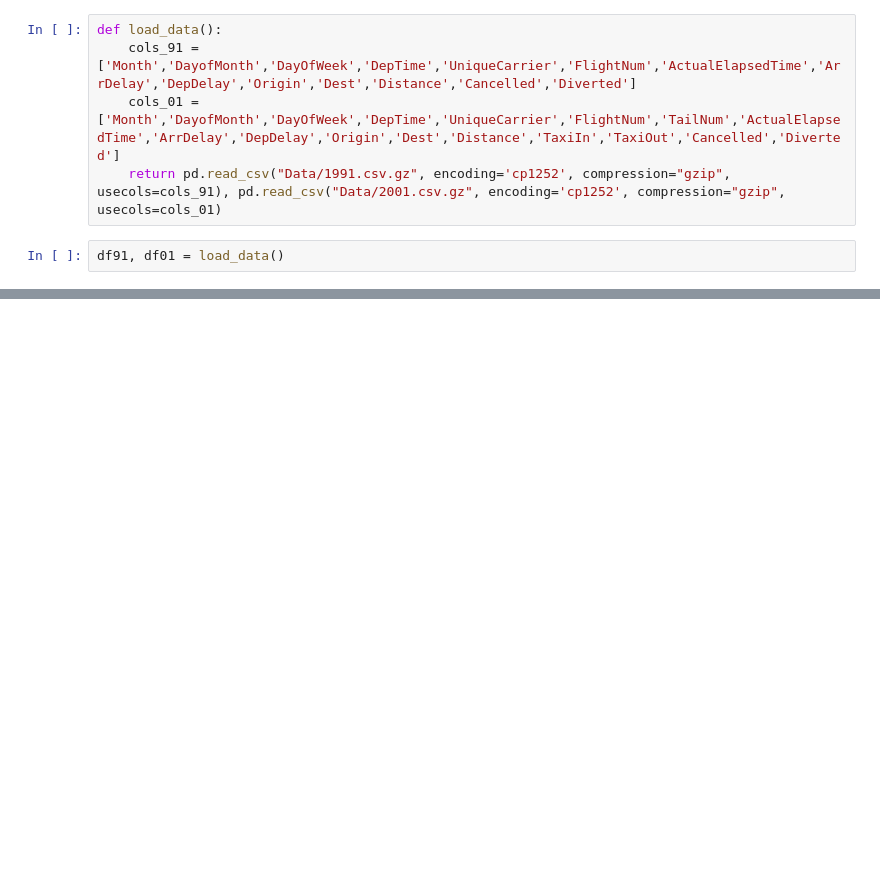
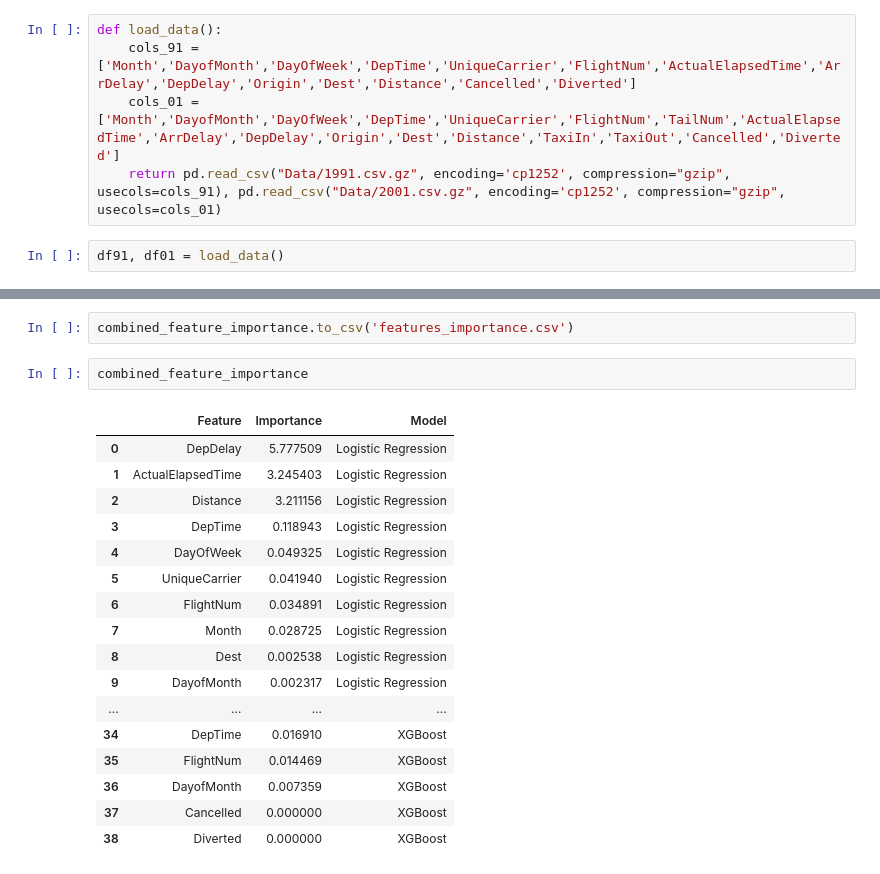
Before and after one commit to rizny786/Flights, a Jupyter notebook: notebook.ipynb, the cells around one changed output, grey strips where cells are left out. Cells and saved outputs as stored; diff of their text form; blank space fills up the shorter version.

```diff
--- a/notebook.ipynb
+++ b/notebook.ipynb
@@ -219,0 +201,22 @@ feature_importance_01.to_csv('feature_importance_01.csv')
+# %%
+combined_feature_importance.to_csv('features_importance.csv')
+# %%
+combined_feature_importance
+# %% [output]
+|  | Feature | Importance | Model |
+| 0 | DepDelay | 5.777509 | Logistic Regression |
+| 1 | ActualElapsedTime | 3.245403 | Logistic Regression |
+| 2 | Distance | 3.211156 | Logistic Regression |
+| 3 | DepTime | 0.118943 | Logistic Regression |
+| 4 | DayOfWeek | 0.049325 | Logistic Regression |
+| 5 | UniqueCarrier | 0.041940 | Logistic Regression |
+| 6 | FlightNum | 0.034891 | Logistic Regression |
+| 7 | Month | 0.028725 | Logistic Regression |
+| 8 | Dest | 0.002538 | Logistic Regression |
+| 9 | DayofMonth | 0.002317 | Logistic Regression |
+| ... | ... | ... | ... |
+| 34 | DepTime | 0.016910 | XGBoost |
+| 35 | FlightNum | 0.014469 | XGBoost |
+| 36 | DayofMonth | 0.007359 | XGBoost |
+| 37 | Cancelled | 0.000000 | XGBoost |
+| 38 | Diverted | 0.000000 | XGBoost |
```
Also changed, not shown: parts of 40 cells of this notebook, 9 other files.
